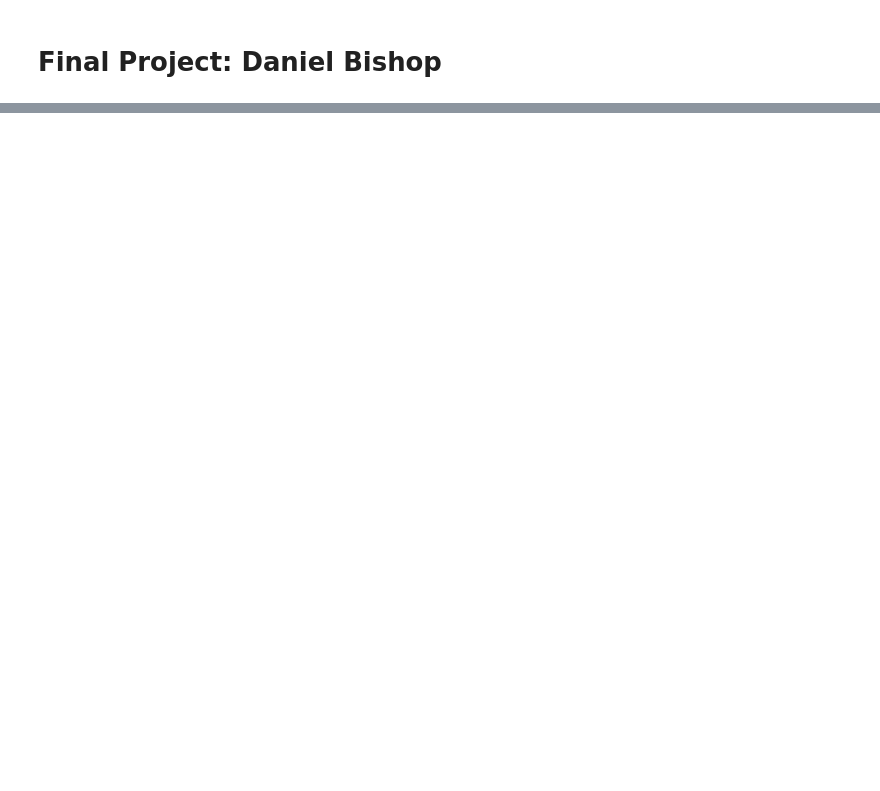
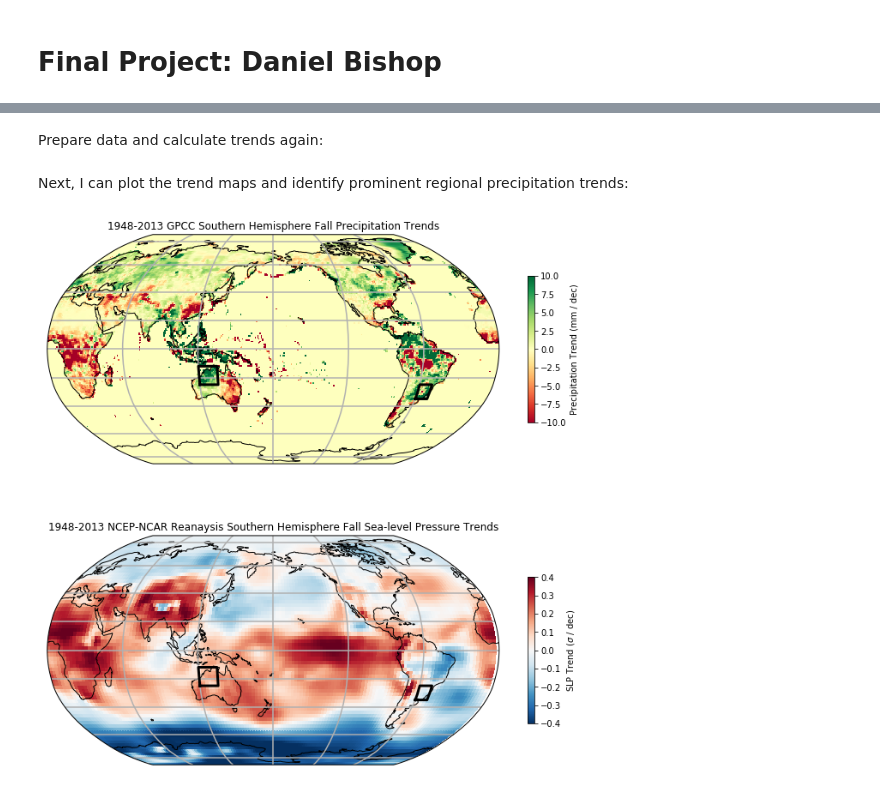
Before and after one commit to danielabishop/FinalProject, a Jupyter notebook: Bishop_FinalProject.ipynb, the cells around one changed output, grey strips where cells are left out. Drawn from its saved outputs; the diff is of its cells as text; code cells hidden in the pictures; blank space fills up the shorter version.

```diff
--- a/Bishop_FinalProject.ipynb
+++ b/Bishop_FinalProject.ipynb
@@ -325,0 +240,8 @@ ax[2].plot([290,310,310,290,290],[-10,-10,5,5,-10],'k-');
+# %%
+#Pull out southern hemisphere spring season only
+precMAM = prec0.where((prec0['time.season']=='MAM') & (prec0['time.year']<=2013)
+                      & (prec0['time.year']>=1948),drop=True).groupby('time.year').sum(dim='time')
+slpMAM = slp0.where((slp0['time.season']=='MAM') & (slp0['time.year']<=2013)
+                      & (slp0['time.year']>=1948),drop=True).groupby('time.year').mean(dim='time')
+# %% [markdown]
+Prepare data and calculate trends again:
@@ -325,0 +271,39 @@ ax[2].plot([290,310,310,290,290],[-10,-10,5,5,-10],'k-');
+# %% [markdown]
+Next, I can plot the trend maps and identify prominent regional precipitation trends:
+# %%
+#Fall season trend plots for precipitation and SLP
+fig = plt.figure(figsize=(10,10))  #Initialize figure size
+#Initialize 2 subplots, assign to variable names ax
+ax = fig.subplots(nrows=2,subplot_kw={'projection': ccrs.Robinson(central_longitude=180)})  #Robinson projection used
+
+#Plot colormap of precipitation trends (mm/decade)
+cbp1 = ax[0].pcolormesh(precMAM_z.lon.values,precMAM_z.lat.values,10*coPrec
+                        ,cmap='RdYlGn',vmin=-10,vmax=10,transform=ccrs.PlateCarree());  #Transform: geographical to Robinson
+#Add boxes outlining regions of large positive precipitation trends
+ax[0].plot([300,310,310,300,300],[-35,-35,-25,-25,-35],'k-',linewidth=3,transform=ccrs.PlateCarree())
+ax[0].plot([120,135,135,120,120],[-25,-25,-12,-12,-25],'k-',linewidth=3,transform=ccrs.PlateCarree())
+#Add and format colorbar
+cbar1 = fig.colorbar(cbp1,ax=ax[0],shrink=.5);
+cbar1.set_label('Precipitation Trend (mm / dec)')
+
+#Plot colormap of SLP trends (standard deviation/decade)
+cbp2 = ax[1].pcolormesh(slpMAM_z.lon.values,slpMAM_z.lat.values,10*coSLP,
+                        cmap='RdBu_r',vmin=-.4,vmax=.4,transform=ccrs.PlateCarree());  #Transform: geographical to Robinson
+#Add boxes outlining regions of large positive precipitation trends
+ax[1].plot([300,310,310,300,300],[-35,-35,-25,-25,-35],'k-',linewidth=3,transform=ccrs.PlateCarree())
+ax[1].plot([120,135,135,120,120],[-25,-25,-12,-12,-25],'k-',linewidth=3,transform=ccrs.PlateCarree())
+#Add and format colorbar
+cbar2 = fig.colorbar(cbp2,ax=ax[1],shrink=.5);
+cbar2.set_label(r'SLP Trend ($\sigma$ / dec)')  #Note TeX symbol used for sigma (standard deviation)
+
+ax[0].coastlines()  #Add coastlines
+ax[1].coastlines()  #Add coastlines
+ax[0].gridlines(linewidth=1.5);  #Add gridlines
+ax[1].gridlines(linewidth=1.5);  #Add gridlines
+#Add titles
+ax[0].set_title('1948-2013 GPCC Southern Hemisphere Fall Precipitation Trends');
+ax[1].set_title('1948-2013 NCEP-NCAR Reanaysis Southern Hemisphere Fall Sea-level Pressure Trends');
+
+plt.tight_layout()  #Space subplots adequately
+# %% [output]
+[figure, added]
```
Also changed, not shown: parts of 51 cells of this notebook.
